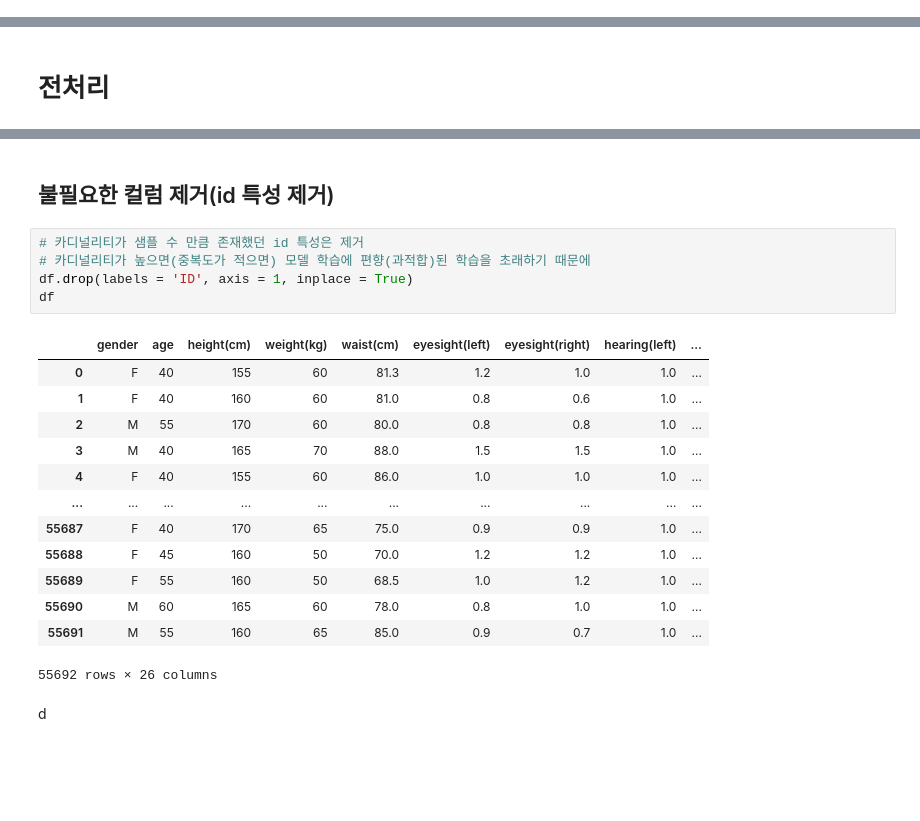
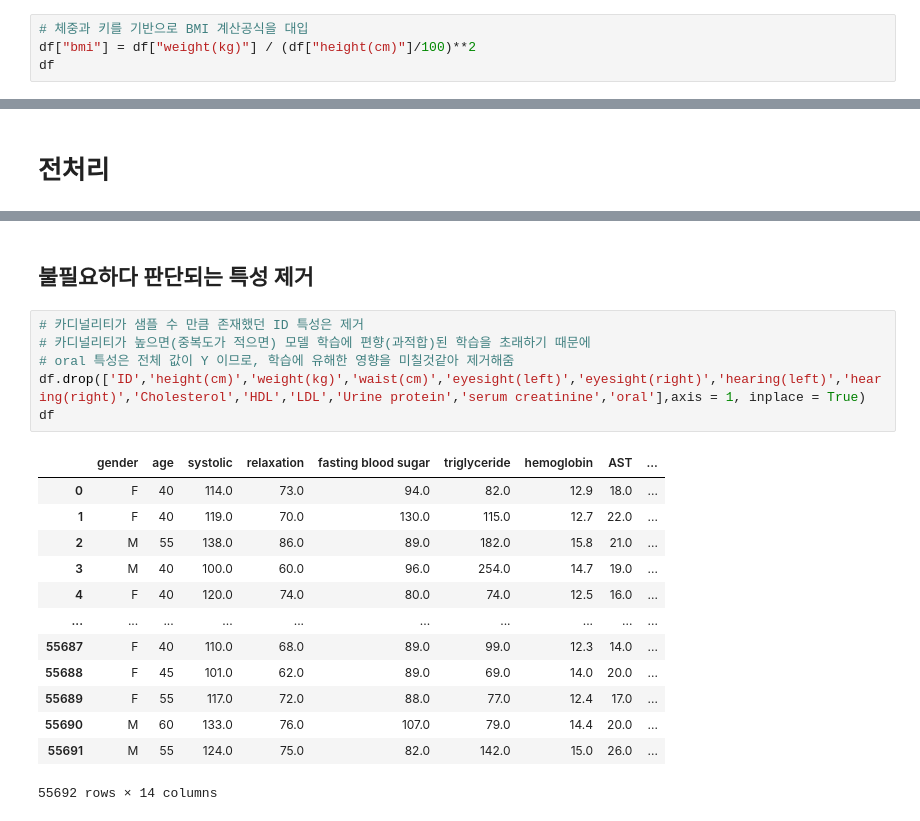
Before and after one commit to swon95/ML_Body-signal-of-smoking, a Jupyter notebook: Body_signal_of_smoking.ipynb, the cells around one changed output, grey strips where cells are left out. Cells and saved outputs as stored; diff of their text form; blank space fills up the shorter version.

```diff
--- a/Body_signal_of_smoking.ipynb
+++ b/Body_signal_of_smoking.ipynb
@@ -65,0 +70,4 @@ https://www.kaggle.com/datasets/kukuroo3/body-signal-of-smoking
+# %%
+# 체중과 키를 기반으로 BMI 계산공식을 대입
+df["bmi"] = df["weight(kg)"] / (df["height(cm)"]/100)**2
+df
@@ -68,23 +110,22 @@ https://www.kaggle.com/datasets/kukuroo3/body-signal-of-smoking
 # %% [markdown]
-## 불필요한 컬럼 제거(id 특성 제거)
+## 불필요하다 판단되는 특성 제거
 # %%
-# 카디널리티가 샘플 수 만큼 존재했던 id 특성은 제거
+# 카디널리티가 샘플 수 만큼 존재했던 ID 특성은 제거
 # 카디널리티가 높으면(중복도가 적으면) 모델 학습에 편향(과적합)된 학습을 초래하기 때문에
-df.drop(labels = 'ID', axis = 1, inplace = True)
+# oral 특성은 전체 값이 Y 이므로, 학습에 유해한 영향을 미칠것같아 제거해줌
+df.drop(['ID','height(cm)','weight(kg)','waist(cm)','eyesight(left)','eyesight(right)','hearing(left)','hearing(right)','Cholesterol','HDL','LDL','Urine protein','serum creatinine','oral'],axis = 1, inplace = True)
 df
 # %% [output]
-|  | gender | age | height(cm) | weight(kg) | waist(cm) | eyesight(left) | eyesight(right) | hearing(left) | ... |
-| 0 | F | 40 | 155 | 60 | 81.3 | 1.2 | 1.0 | 1.0 | ... |
-| 1 | F | 40 | 160 | 60 | 81.0 | 0.8 | 0.6 | 1.0 | ... |
-| 2 | M | 55 | 170 | 60 | 80.0 | 0.8 | 0.8 | 1.0 | ... |
-| 3 | M | 40 | 165 | 70 | 88.0 | 1.5 | 1.5 | 1.0 | ... |
-| 4 | F | 40 | 155 | 60 | 86.0 | 1.0 | 1.0 | 1.0 | ... |
+|  | gender | age | systolic | relaxation | fasting blood sugar | triglyceride | hemoglobin | AST | ... |
+| 0 | F | 40 | 114.0 | 73.0 | 94.0 | 82.0 | 12.9 | 18.0 | ... |
+| 1 | F | 40 | 119.0 | 70.0 | 130.0 | 115.0 | 12.7 | 22.0 | ... |
+| 2 | M | 55 | 138.0 | 86.0 | 89.0 | 182.0 | 15.8 | 21.0 | ... |
+| 3 | M | 40 | 100.0 | 60.0 | 96.0 | 254.0 | 14.7 | 19.0 | ... |
+| 4 | F | 40 | 120.0 | 74.0 | 80.0 | 74.0 | 12.5 | 16.0 | ... |
 | ... | ... | ... | ... | ... | ... | ... | ... | ... | ... |
-| 55687 | F | 40 | 170 | 65 | 75.0 | 0.9 | 0.9 | 1.0 | ... |
-| 55688 | F | 45 | 160 | 50 | 70.0 | 1.2 | 1.2 | 1.0 | ... |
-| 55689 | F | 55 | 160 | 50 | 68.5 | 1.0 | 1.2 | 1.0 | ... |
-| 55690 | M | 60 | 165 | 60 | 78.0 | 0.8 | 1.0 | 1.0 | ... |
-| 55691 | M | 55 | 160 | 65 | 85.0 | 0.9 | 0.7 | 1.0 | ... |
+| 55687 | F | 40 | 110.0 | 68.0 | 89.0 | 99.0 | 12.3 | 14.0 | ... |
+| 55688 | F | 45 | 101.0 | 62.0 | 89.0 | 69.0 | 14.0 | 20.0 | ... |
+| 55689 | F | 55 | 117.0 | 72.0 | 88.0 | 77.0 | 12.4 | 17.0 | ... |
+| 55690 | M | 60 | 133.0 | 76.0 | 107.0 | 79.0 | 14.4 | 20.0 | ... |
+| 55691 | M | 55 | 124.0 | 75.0 | 82.0 | 142.0 | 15.0 | 26.0 | ... |
-55692 rows × 26 columns
+55692 rows × 14 columns
-# %% [markdown]
-d
```
Also changed, not shown: parts of 30 cells of this notebook.
